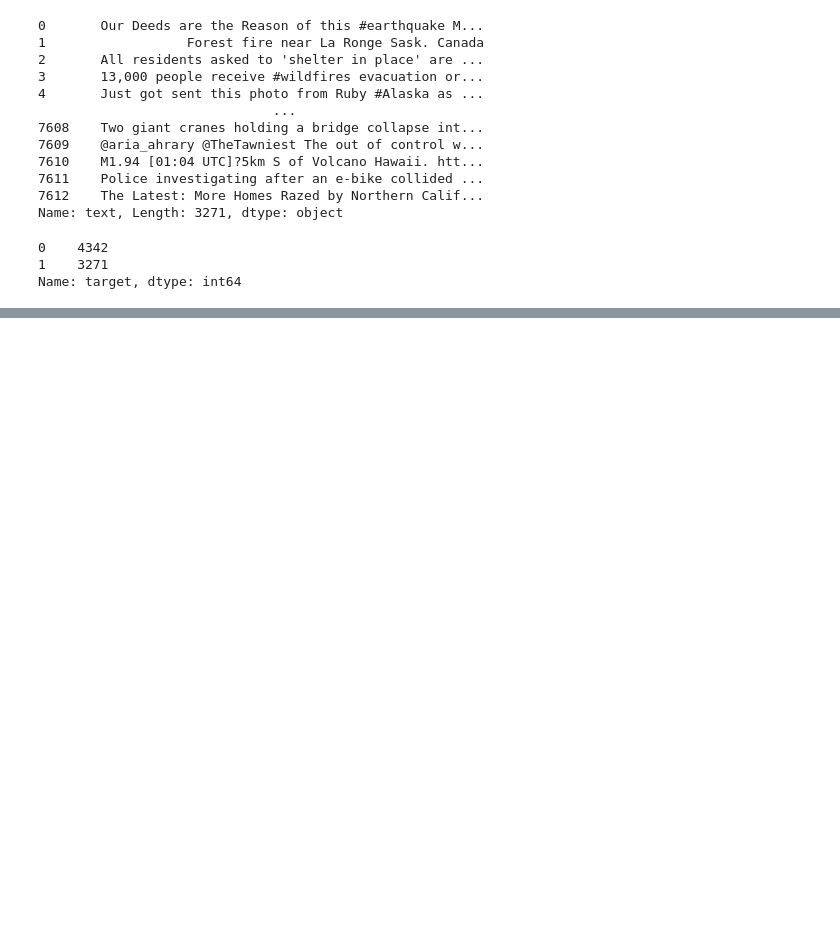
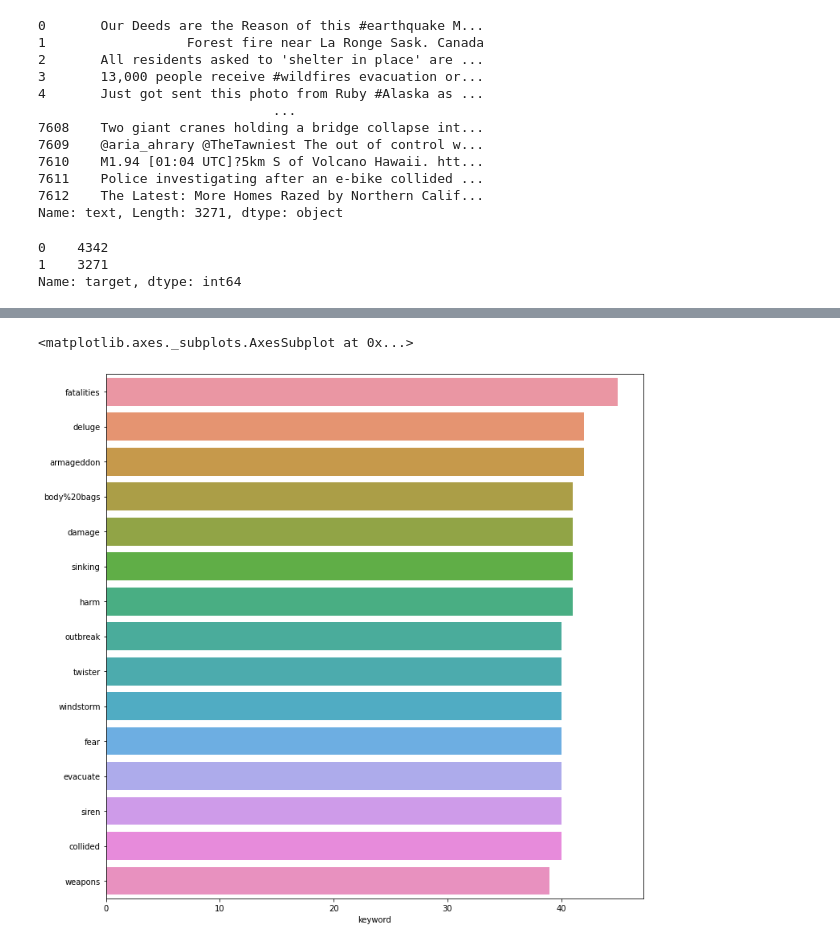
Before and after one commit to WanjohiWanjohi/NLP, a Jupyter notebook: NLP_Disaster.ipynb, the cells around one changed output, grey strips where cells are left out. Saved outputs shown, nothing was run; the diff lists cells and outputs as text; code cells hidden in the pictures; blank space fills up the shorter version.

```diff
--- a/NLP_Disaster.ipynb
+++ b/NLP_Disaster.ipynb
@@ -91,0 +101,9 @@ Name: target, dtype: int64
+# %%
+#of the keywords, lets us count the unique values
+train.keyword.nunique()
+plt.figure(figsize=(12,12))
+#top 15 words used
+sns.barplot(y=train.keyword.value_counts().index[:15],x=train.keyword.value_counts()[:15])
+# %% [output]
+<matplotlib.axes._subplots.AxesSubplot at 0x...>
+[figure, added]
```
Also changed, not shown: parts of 4 cells of this notebook.
